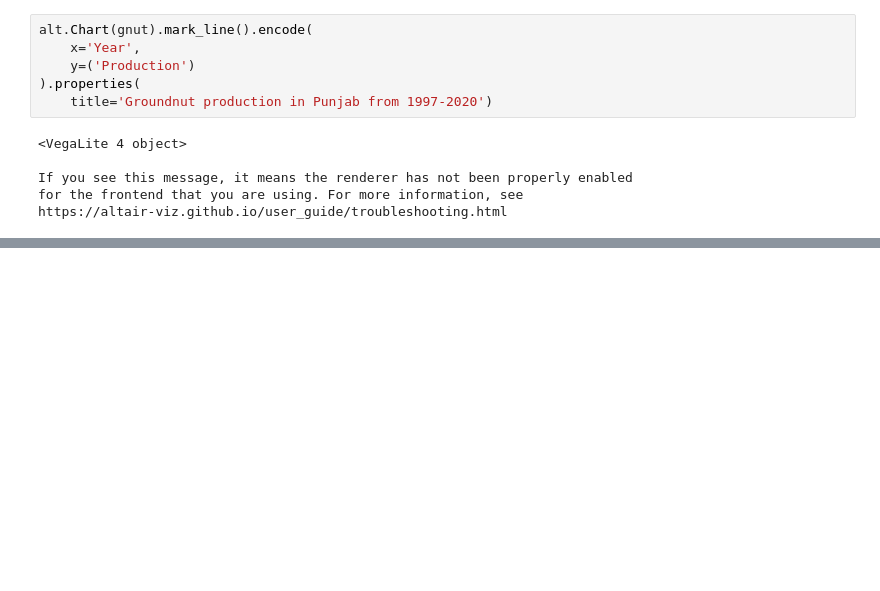
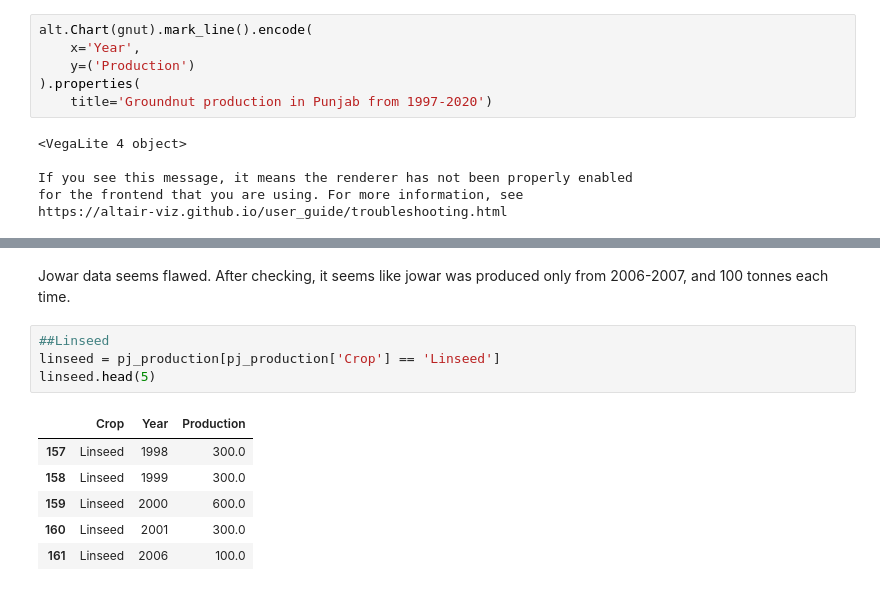
Before and after one commit to ananyatiwari14/DATAPROJECTFall2022, a Jupyter notebook: j33 finals.ipynb, the cells around one changed output, grey strips where cells are left out. Cells and saved outputs as stored; diff of their text form; blank space fills up the shorter version.

```diff
--- a/j33 finals.ipynb
+++ b/j33 finals.ipynb
@@ -1104,0 +1148,13 @@ https://altair-viz.github.io/user_guide/troubleshooting.html
+# %% [markdown]
+Jowar data seems flawed. After checking, it seems like jowar was produced only from 2006-2007, and 100 tonnes each time.
+# %%
+##Linseed
+linseed = pj_production[pj_production['Crop'] == 'Linseed']
+linseed.head(5)
+# %% [output]
+|  | Crop | Year | Production |
+| 157 | Linseed | 1998 | 300.0 |
+| 158 | Linseed | 1999 | 300.0 |
+| 159 | Linseed | 2000 | 600.0 |
+| 160 | Linseed | 2001 | 300.0 |
+| 161 | Linseed | 2006 | 100.0 |
```
Also changed, not shown: parts of 37 cells of this notebook.
